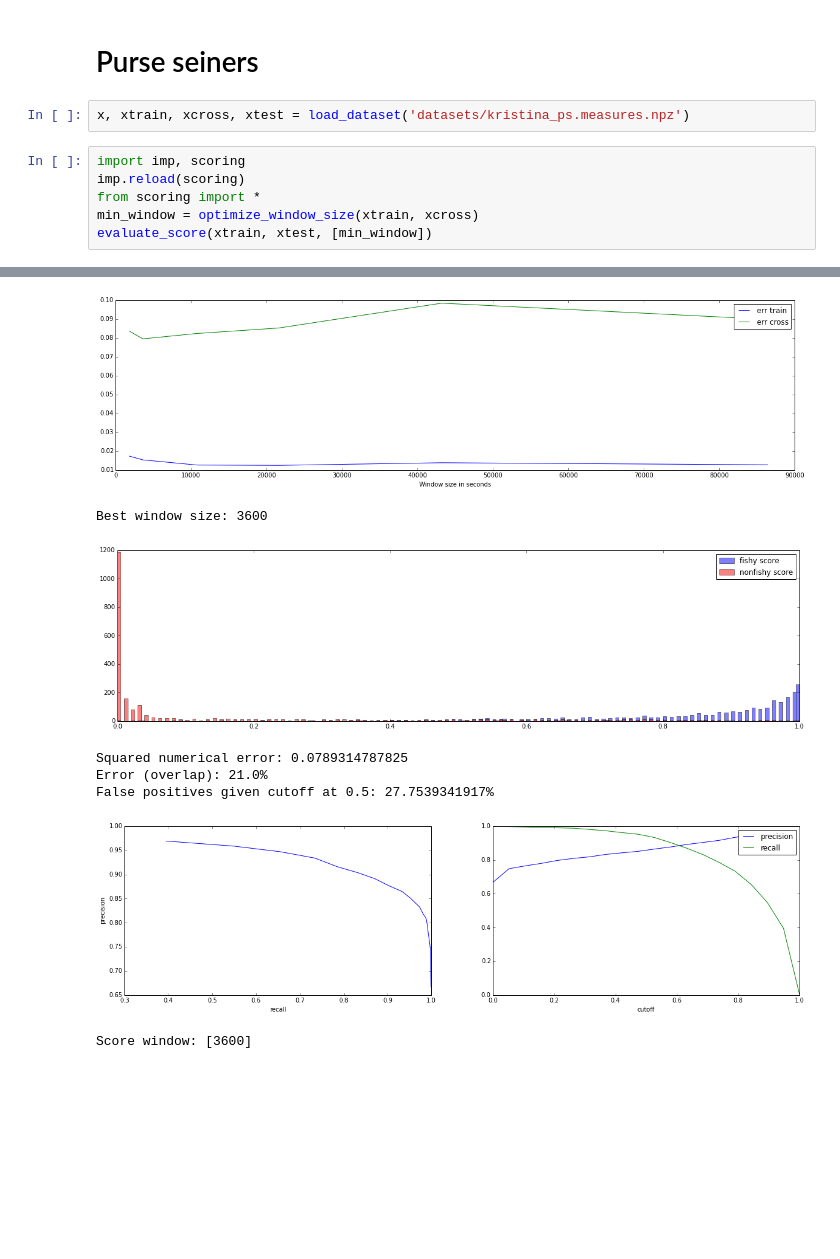
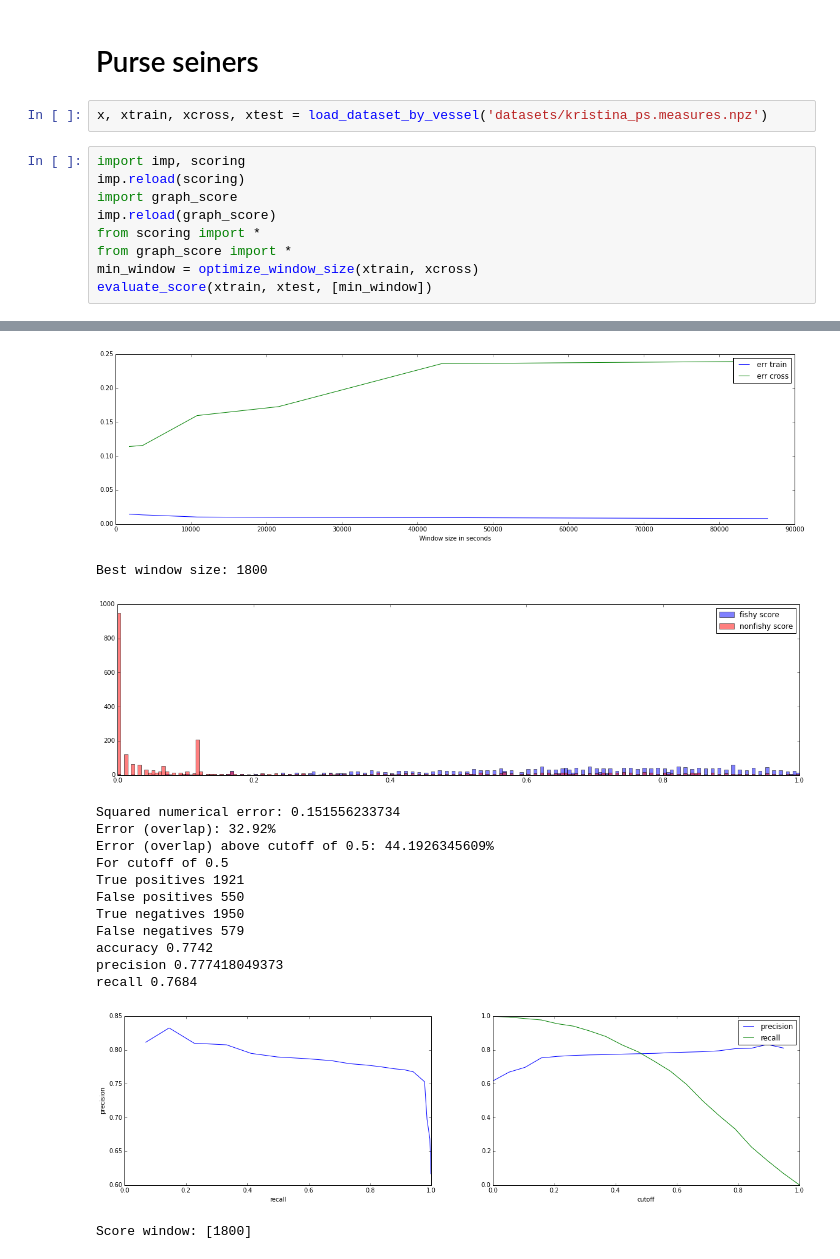
Before and after one commit to GlobalFishingWatch/vessel-scoring, a Jupyter notebook: Score_development.ipynb, the cells around one changed output, grey strips where cells are left out. Saved outputs shown, nothing was run; the diff lists cells and outputs as text; blank space fills up the shorter version.

```diff
--- a/Score_development.ipynb
+++ b/Score_development.ipynb
@@ -151,11 +222,14 @@ Score window: [1800, 3600, 10800, 21600, 43200, 86400]
 # %% [markdown]
 # Purse seiners
 # %%
-x, xtrain, xcross, xtest = load_dataset('datasets/kristina_ps.measures.npz')
+x, xtrain, xcross, xtest = load_dataset_by_vessel('datasets/kristina_ps.measures.npz')
 # %%
 import imp, scoring
 imp.reload(scoring)
+import graph_score
+imp.reload(graph_score)
 from scoring import *
+from graph_score import *
 min_window = optimize_window_size(xtrain, xcross)
 evaluate_score(xtrain, xtest, [min_window])
 # %% [output]
@@ -169,8 +243,16 @@ Fitting an optimal window size for avg/stddev columns
-[figure, old version]
+[figure, new version]
-Best window size: 3600
+Best window size: 1800
-[figure, old version]
+[figure, new version]
-Squared numerical error: 0.0789314787825
-Error (overlap): 21.0%
-False positives given cutoff at 0.5: 27.7539341917%
+Squared numerical error: 0.151556233734
+Error (overlap): 32.92%
+Error (overlap) above cutoff of 0.5: 44.1926345609%
+For cutoff of 0.5
+True positives 1921
+False positives 550
+True negatives 1950
+False negatives 579
+accuracy 0.7742
+precision 0.777418049373
+recall 0.7684
-[figure, old version]
+[figure, new version]
-Score window: [3600]
+Score window: [1800]
```
Also changed, not shown: parts of 13 cells of this notebook, 3 other files.
